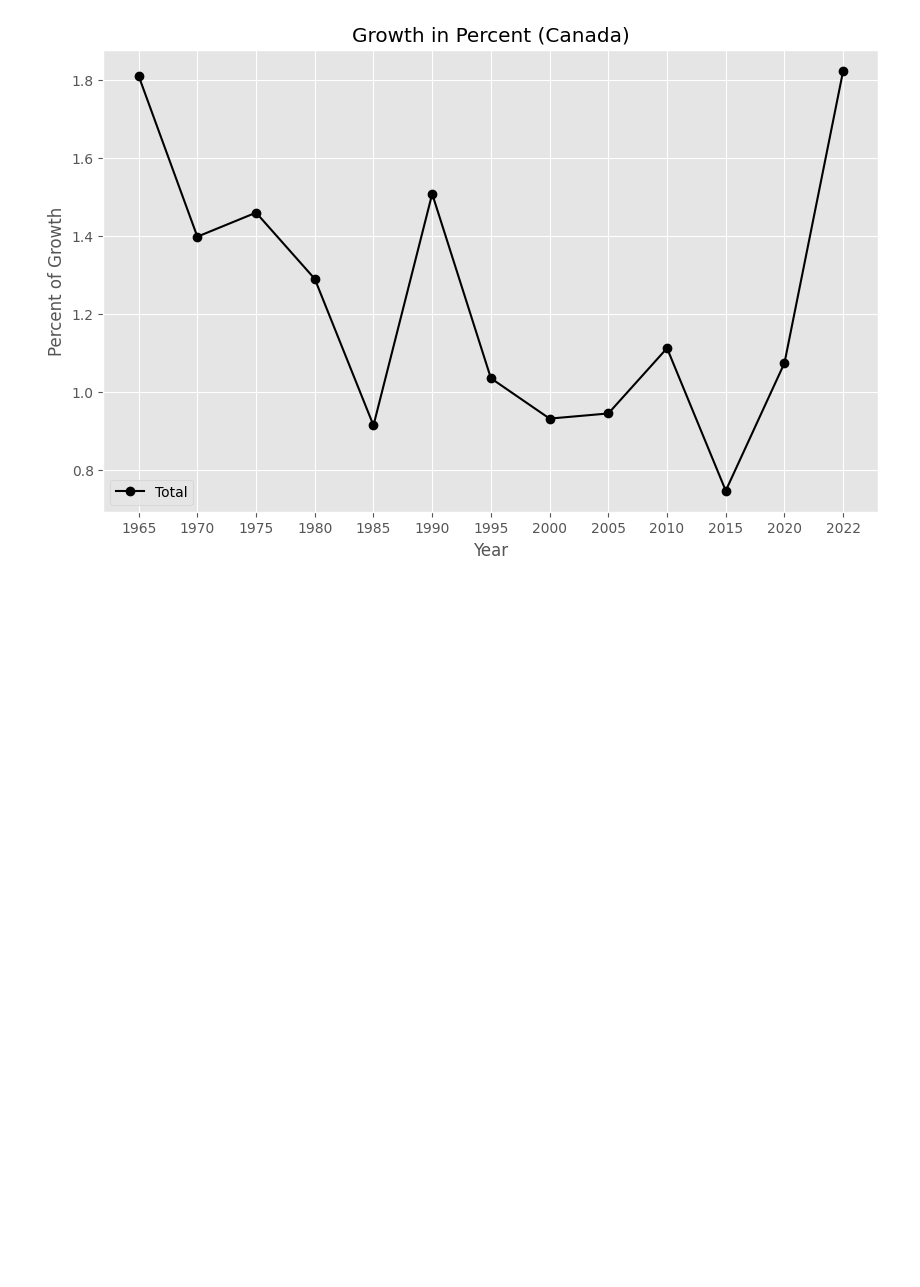
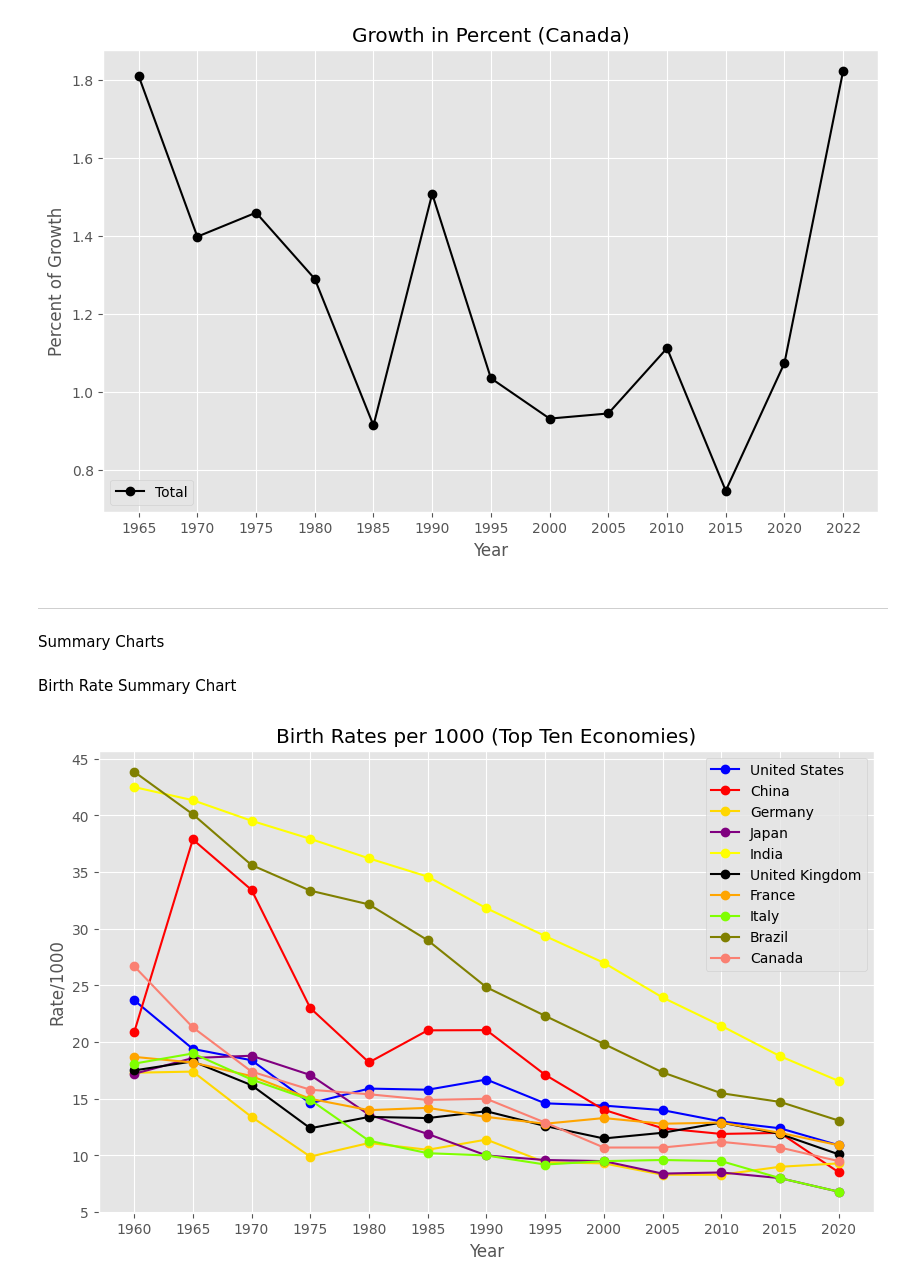
Before and after one commit to wwwinters/MSDS-670-MidTerm-Project, a Jupyter notebook: src/EDA_WorldPop.ipynb, the cells around one changed output. Cells and saved outputs as stored; diff of their text form; code cells hidden in the pictures; blank space fills up the shorter version.

Commit message:
Completed research paper and data visualization.

```diff
--- a/src/EDA_WorldPop.ipynb
+++ b/src/EDA_WorldPop.ipynb
@@ -653,3 +673,28 @@ plt.plot()
 plt.savefig('../images/caGowthPercent.png', format='png')
 # %% [output]
 [figure]
+# %% [markdown]
+------------------------------------------------------------
+Summary Charts
+# %% [markdown]
+Birth Rate Summary Chart
+# %%
+plt.figure(figsize=(10,6))
+plt.title('Birth Rates per 1000 (Top Ten Economies)')
+plt.xlabel('Year')
+plt.ylabel('Rate/1000')
+plt.plot(us_birth, color='blue', label='United States', marker='o')
+plt.plot(cn_birth, color='red', label='China', marker='o')
+plt.plot(de_birth, color='gold', label='Germany', marker='o')
+plt.plot(jp_birth, color='purple', label='Japan', marker='o')
+plt.plot(in_birth, color='yellow', label='India', marker='o')
+plt.plot(uk_birth, color='black', label='United Kingdom', marker='o')
+plt.plot(fr_birth, color='orange', label='France', marker='o')
+plt.plot(it_birth, color='chartreuse', label='Italy', marker='o')
+plt.plot(br_birth, color='olive', label='Brazil', marker='o')
+plt.plot(ca_birth, color='salmon', label='Canada', marker='o')
+plt.legend()
+plt.plot()
+plt.savefig('../images/sumBirthRates.png', format='png')
+# %% [output]
+[figure, added]
```
Also changed, not shown: parts of 11 cells of this notebook, 18 other files.
